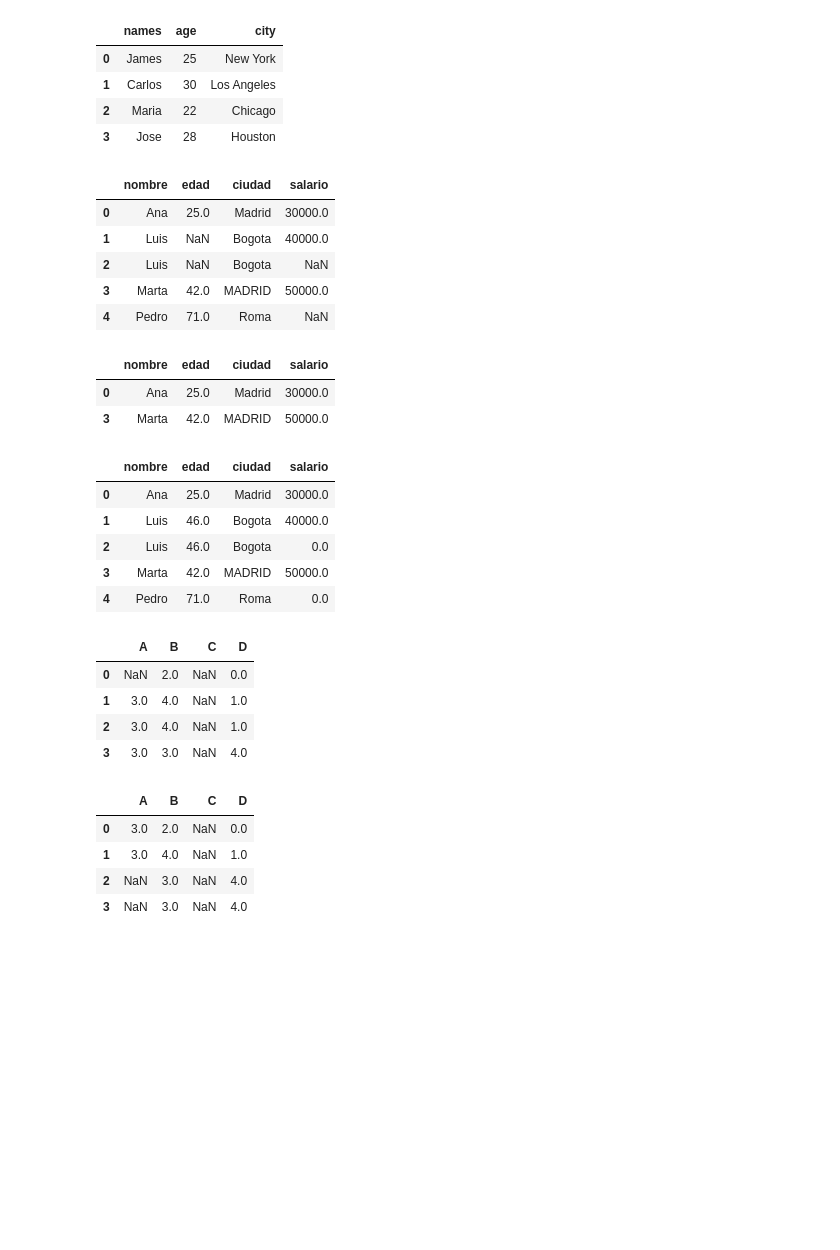
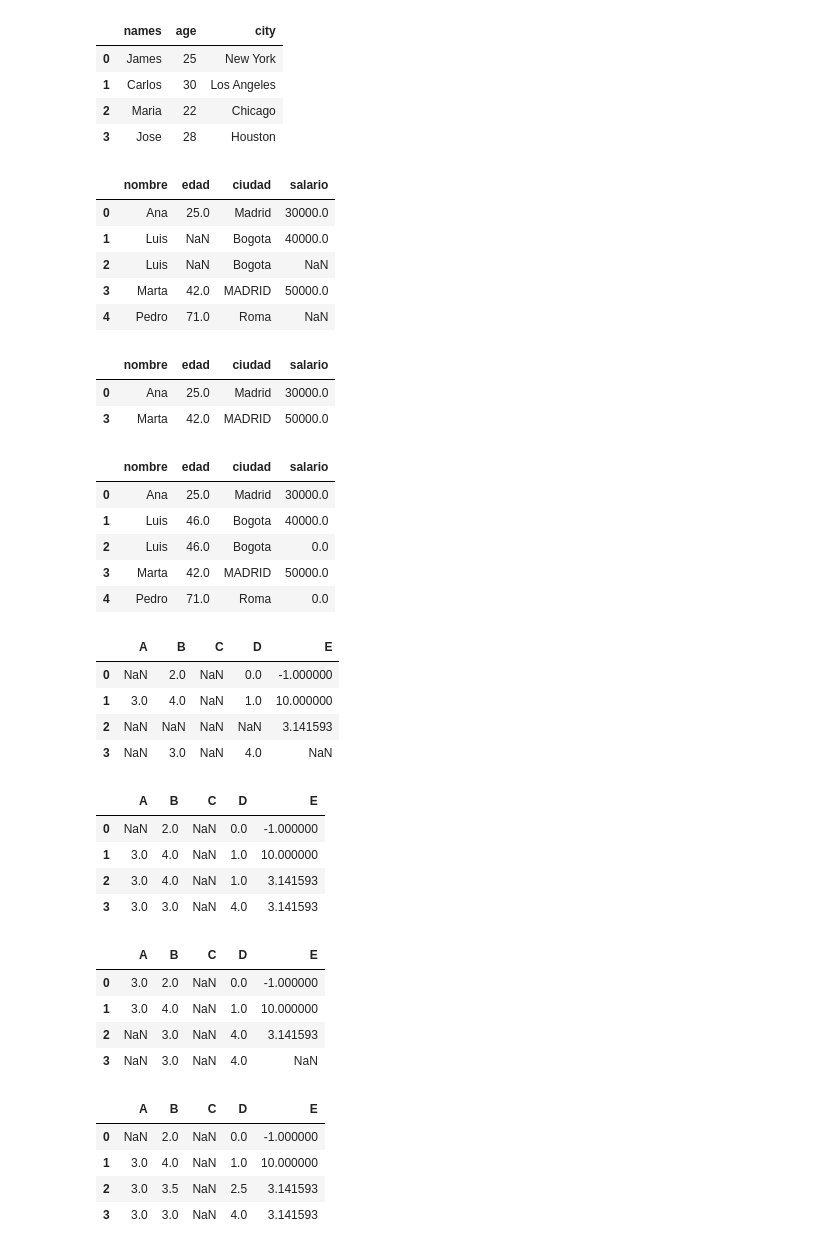
Before and after one commit to andres112/Advanced-Python, a Jupyter notebook: various.ipynb, the cells around one changed output. Drawn from its saved outputs; the diff is of its cells as text; code cells hidden in the pictures; blank space fills up the shorter version.

```diff
--- a/various.ipynb
+++ b/various.ipynb
@@ -394,12 +394,12 @@ display(filleddf)
 # forward fill and backward fill demonstration
 df = pd.DataFrame(
   [
-    [np.nan, 2, np.nan, 0],
-    [3, 4, np.nan, 1],
-    [np.nan, np.nan, np.nan, np.nan],
-    [np.nan, 3, np.nan, 4],
+    [np.nan, 2, np.nan, 0, -1],
+    [3, 4, np.nan, 1, 10],
+    [np.nan, np.nan, np.nan, np.nan, np.pi],
+    [np.nan, 3, np.nan, 4, np.nan],
   ],
-  columns=list("ABCD"),
+  columns=list("ABCDE"),
 )
 display(df)
 # Output
@@ -417,40 +417,62 @@ display(forwardfill)
 # 0  NaN  2.0  NaN  0
 # 1  3.0  4.0  NaN  1
 # 2  3.0  4.0  NaN  1
 # 3  3.0  3.0  NaN  4
 
 backwardfill = df.bfill()
 display(backwardfill)
 
 # Output
 #    A    B    C  D
 # 0  3.0  2.0  NaN  0
 # 1  3.0  4.0  NaN  1
 # 2  NaN  3.0  NaN  4
 # 3  NaN  3.0  NaN  4
+
+
+# Interpolate dataframe
+interpolated = df.interpolate()
+display(interpolated)
+
+# Output
+#    A    B    C  D    E
+# 0  NaN  2.0  NaN  0  -1.0
+# 1  3.0  4.0  NaN  1  10.0
+# 2  NaN  NaN  NaN  NaN  3.141593
+# 3  NaN  3.0  NaN  4  NaN
 # %% [output]
 |  | nombre | edad | ciudad | salario |
 | 0 | Ana | 25.0 | Madrid | 30000.0 |
 | 1 | Luis | NaN | Bogota | 40000.0 |
 | 2 | Luis | NaN | Bogota | NaN |
 | 3 | Marta | 42.0 | MADRID | 50000.0 |
 | 4 | Pedro | 71.0 | Roma | NaN |
 |  | nombre | edad | ciudad | salario |
 | 0 | Ana | 25.0 | Madrid | 30000.0 |
 | 3 | Marta | 42.0 | MADRID | 50000.0 |
 |  | nombre | edad | ciudad | salario |
 | 0 | Ana | 25.0 | Madrid | 30000.0 |
 | 1 | Luis | 46.0 | Bogota | 40000.0 |
 | 2 | Luis | 46.0 | Bogota | 0.0 |
 | 3 | Marta | 42.0 | MADRID | 50000.0 |
 | 4 | Pedro | 71.0 | Roma | 0.0 |
-|  | A | B | C | D |
-| 0 | NaN | 2.0 | NaN | 0.0 |
-| 1 | 3.0 | 4.0 | NaN | 1.0 |
-| 2 | 3.0 | 4.0 | NaN | 1.0 |
-| 3 | 3.0 | 3.0 | NaN | 4.0 |
+|  | A | B | C | D | E |
+| 0 | NaN | 2.0 | NaN | 0.0 | -1.000000 |
+| 1 | 3.0 | 4.0 | NaN | 1.0 | 10.000000 |
+| 2 | NaN | NaN | NaN | NaN | 3.141593 |
+| 3 | NaN | 3.0 | NaN | 4.0 | NaN |
-|  | A | B | C | D |
-| 0 | 3.0 | 2.0 | NaN | 0.0 |
-| 1 | 3.0 | 4.0 | NaN | 1.0 |
-| 2 | NaN | 3.0 | NaN | 4.0 |
-| 3 | NaN | 3.0 | NaN | 4.0 |
+|  | A | B | C | D | E |
+| 0 | NaN | 2.0 | NaN | 0.0 | -1.000000 |
+| 1 | 3.0 | 4.0 | NaN | 1.0 | 10.000000 |
+| 2 | 3.0 | 4.0 | NaN | 1.0 | 3.141593 |
+| 3 | 3.0 | 3.0 | NaN | 4.0 | 3.141593 |
+|  | A | B | C | D | E |
+| 0 | 3.0 | 2.0 | NaN | 0.0 | -1.000000 |
+| 1 | 3.0 | 4.0 | NaN | 1.0 | 10.000000 |
+| 2 | NaN | 3.0 | NaN | 4.0 | 3.141593 |
+| 3 | NaN | 3.0 | NaN | 4.0 | NaN |
+|  | A | B | C | D | E |
+| 0 | NaN | 2.0 | NaN | 0.0 | -1.000000 |
+| 1 | 3.0 | 4.0 | NaN | 1.0 | 10.000000 |
+| 2 | 3.0 | 3.5 | NaN | 2.5 | 3.141593 |
+| 3 | 3.0 | 3.0 | NaN | 4.0 | 3.141593 |
```
Also changed, not shown: parts of 1 cell of this notebook.
